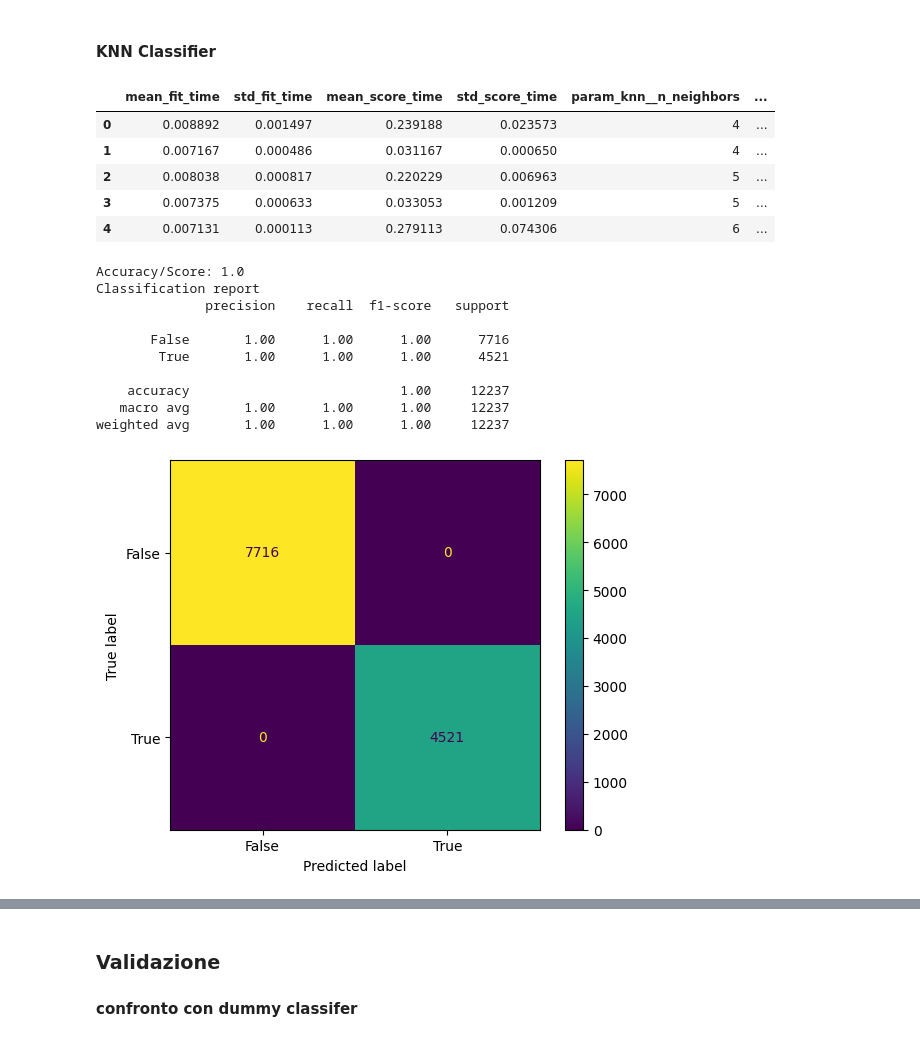
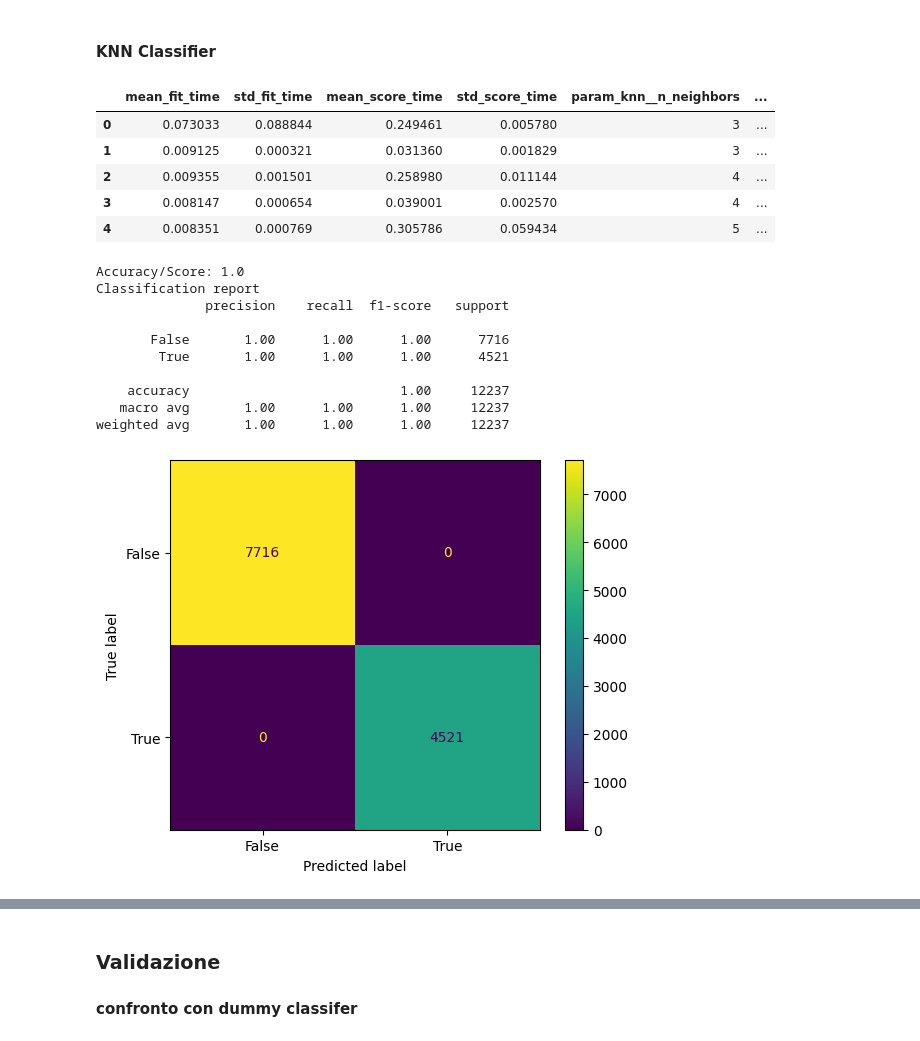
Before and after one commit to MauroPello/mushrooms-classification, a Jupyter notebook: main.ipynb, the cells around one changed output, grey strips where cells are left out. Saved outputs shown, nothing was run; the diff lists cells and outputs as text; code cells hidden in the pictures.

```diff
--- a/main.ipynb
+++ b/main.ipynb
@@ -594,19 +600,19 @@ weighted avg       1.00      1.00      1.00     12237
 # %%
 knn_model = Pipeline([("knn", KNeighborsClassifier())])
 knn_grid = {
-    'knn__n_neighbors': range(4, 7),
+    'knn__n_neighbors': range(3, 7),
     'knn__weights': ['uniform', 'distance']
 }
 
 knn_grid_search = grid_search_fit_and_print(X_train, y_train, knn_model, knn_grid)
 print_eval(X_val, y_val, knn_grid_search)
 # %% [output]
 |  | mean_fit_time | std_fit_time | mean_score_time | std_score_time | param_knn__n_neighbors | ... |
-| 0 | 0.008892 | 0.001497 | 0.239188 | 0.023573 | 4 | ... |
-| 1 | 0.007167 | 0.000486 | 0.031167 | 0.000650 | 4 | ... |
-| 2 | 0.008038 | 0.000817 | 0.220229 | 0.006963 | 5 | ... |
-| 3 | 0.007375 | 0.000633 | 0.033053 | 0.001209 | 5 | ... |
-| 4 | 0.007131 | 0.000113 | 0.279113 | 0.074306 | 6 | ... |
+| 0 | 0.073033 | 0.088844 | 0.249461 | 0.005780 | 3 | ... |
+| 1 | 0.009125 | 0.000321 | 0.031360 | 0.001829 | 3 | ... |
+| 2 | 0.009355 | 0.001501 | 0.258980 | 0.011144 | 4 | ... |
+| 3 | 0.008147 | 0.000654 | 0.039001 | 0.002570 | 4 | ... |
+| 4 | 0.008351 | 0.000769 | 0.305786 | 0.059434 | 5 | ... |
 Accuracy/Score: 1.0
 Classification report
               precision    recall  f1-score   support
```
Also changed, not shown: parts of 8 cells of this notebook.
